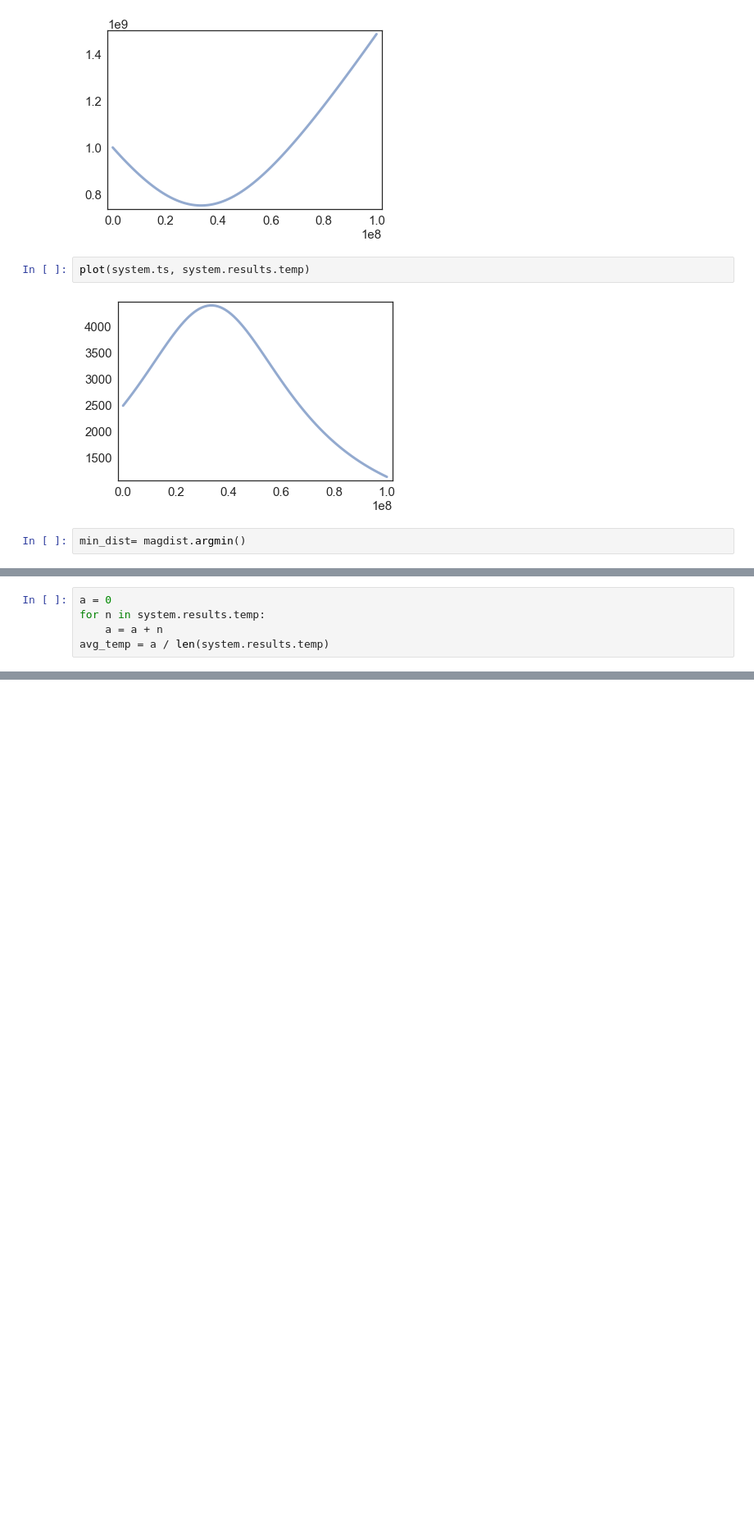
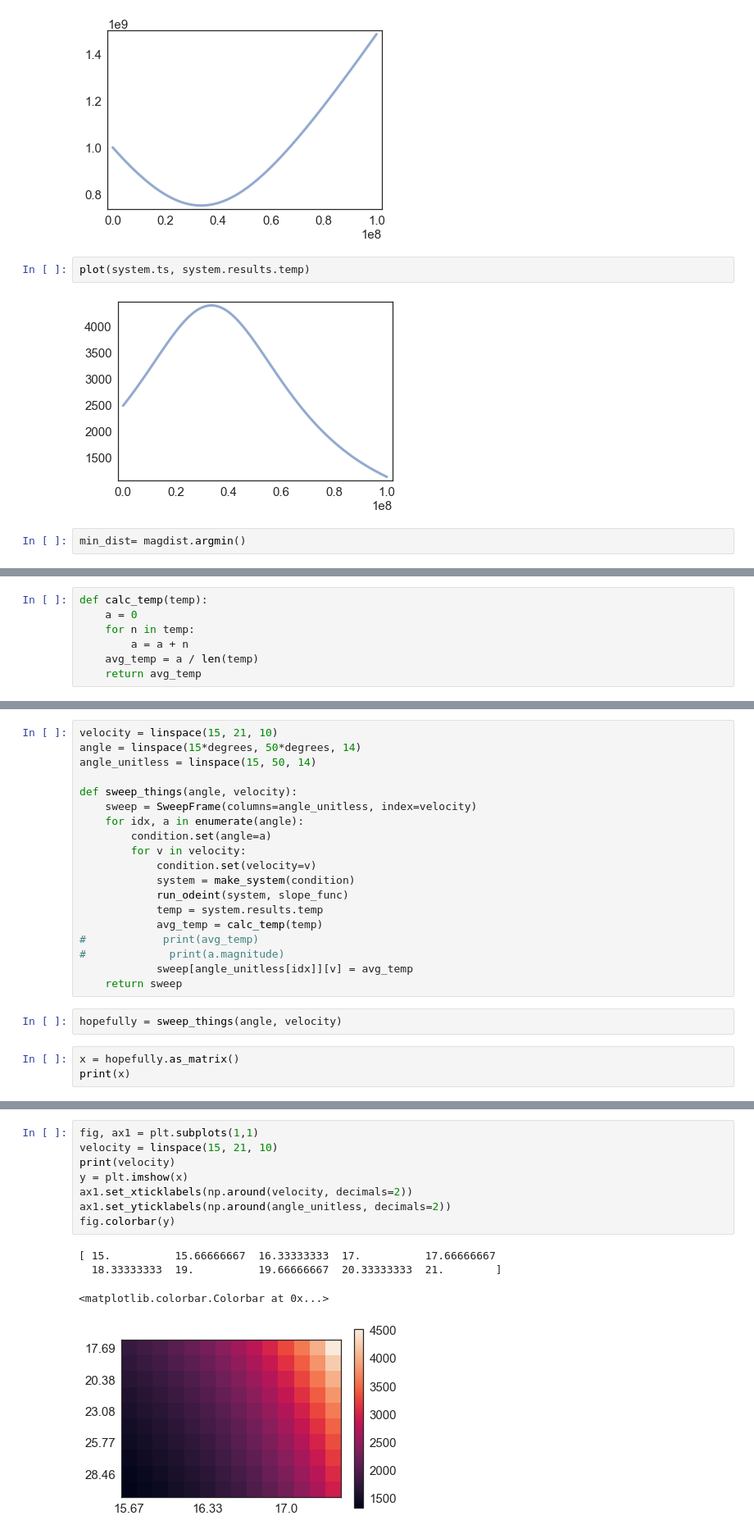
Before and after one commit to hadleigh-000/Space_Toast_ModSim, a Jupyter notebook: proj3_test3.ipynb, the cells around one changed output, grey strips where cells are left out. Shown: that part at 82% size. Cells and saved outputs as stored; diff of their text form; blank space fills up the shorter version.

Commit message:
new things

```diff
--- a/proj3_test3.ipynb
+++ b/proj3_test3.ipynb
@@ -158,5 +161,7 @@ plot()
 # %%
-a = 0
-for n in system.results.temp:
-    a = a + n
-avg_temp = a / len(system.results.temp)
+def calc_temp(temp):
+    a = 0
+    for n in temp:
+        a = a + n
+    avg_temp = a / len(temp)
+    return avg_temp
@@ -202,0 +177,24 @@ def best_height(velocity, condition):
+# %%
+velocity = linspace(15, 21, 10)
+angle = linspace(15*degrees, 50*degrees, 14)
+angle_unitless = linspace(15, 50, 14)
+
+def sweep_things(angle, velocity):
+    sweep = SweepFrame(columns=angle_unitless, index=velocity)
+    for idx, a in enumerate(angle):
+        condition.set(angle=a)
+        for v in velocity:
+            condition.set(velocity=v)
+            system = make_system(condition)
+            run_odeint(system, slope_func)
+            temp = system.results.temp
+            avg_temp = calc_temp(temp)
+#            print(avg_temp)
+#             print(a.magnitude)
+            sweep[angle_unitless[idx]][v] = avg_temp
+    return sweep
+# %%
+hopefully = sweep_things(angle, velocity)
+# %%
+x = hopefully.as_matrix()
+print(x)
@@ -202,0 +219,13 @@ def best_height(velocity, condition):
+# %%
+fig, ax1 = plt.subplots(1,1)
+velocity = linspace(15, 21, 10)
+print(velocity)
+y = plt.imshow(x)
+ax1.set_xticklabels(np.around(velocity, decimals=2))
+ax1.set_yticklabels(np.around(angle_unitless, decimals=2))
+fig.colorbar(y)
+# %% [output]
+[ 15.          15.66666667  16.33333333  17.          17.66666667
+  18.33333333  19.          19.66666667  20.33333333  21.        ]
+<matplotlib.colorbar.Colorbar at 0x...>
+[figure, added]
```
Also changed, not shown: parts of 7 cells of this notebook.
